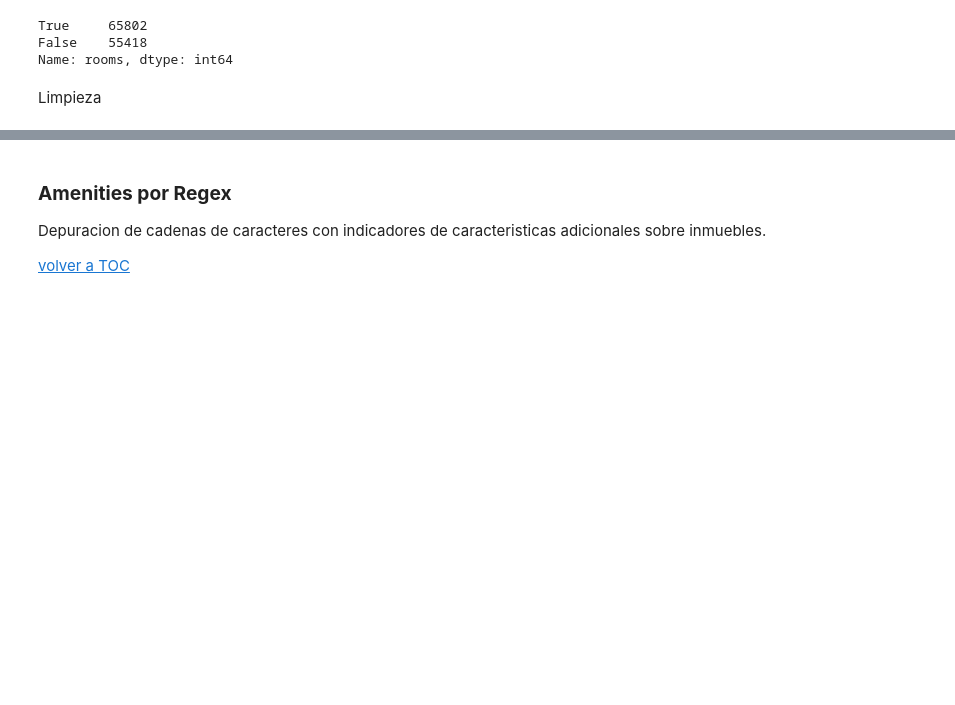
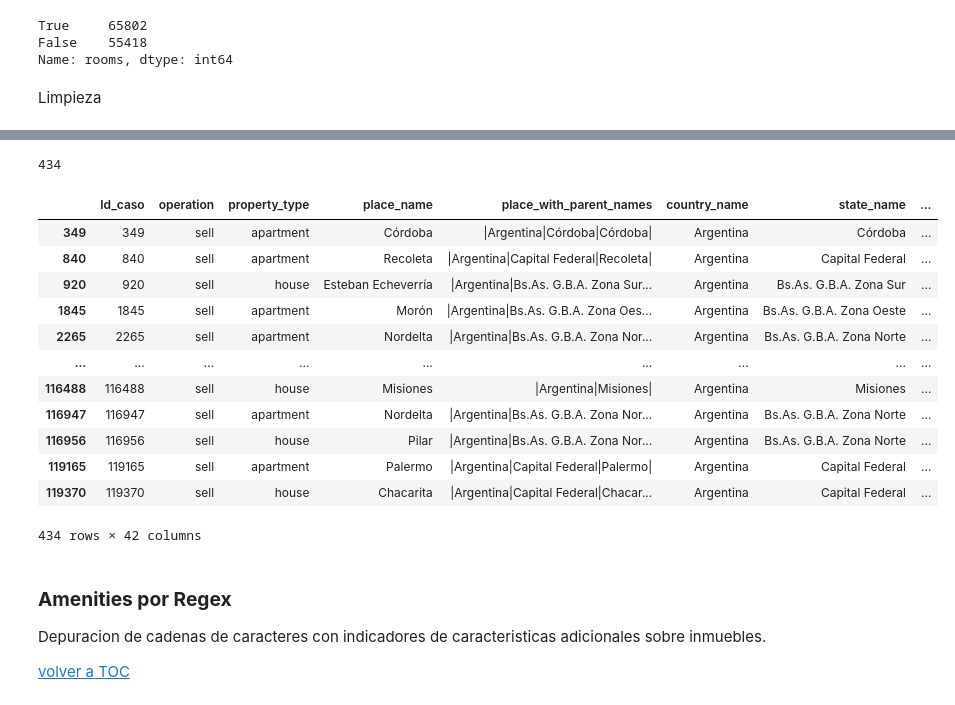
Before and after one commit to mauriciomem/DH_DS_desafio_1_propierati, a Jupyter notebook: final/properati_g2.ipynb, the cells around one changed output, grey strips where cells are left out. Cells and saved outputs as stored; diff of their text form; code cells hidden in the pictures; blank space fills up the shorter version.

```diff
--- a/final/properati_g2.ipynb
+++ b/final/properati_g2.ipynb
@@ -1550,3 +1786,25 @@ data.drop(['rooms_regex_titulo', 'rooms_regex_desc'], axis=1, inplace=True)
+# %%
+# registros a eliminar: inmuebles menores de 10 mt2
+menor_10 = data.surface_covered_in_m2_limpio < 10
+mask10 = data.loc[menor_10,"surface_covered_in_m2_limpio"]
+print(mask10.count())
+data_menor_10 = data.loc[menor_10,:]
+data_menor_10
+# %% [output]
+434
+|  | Id_caso | operation | property_type | place_name | place_with_parent_names | country_name | state_name | ... |
+| 349 | 349 | sell | apartment | Córdoba | |Argentina|Córdoba|Córdoba| | Argentina | Córdoba | ... |
+| 840 | 840 | sell | apartment | Recoleta | |Argentina|Capital Federal|Recoleta| | Argentina | Capital Federal | ... |
+| 920 | 920 | sell | house | Esteban Echeverría | |Argentina|Bs.As. G.B.A. Zona Sur... | Argentina | Bs.As. G.B.A. Zona Sur | ... |
+| 1845 | 1845 | sell | apartment | Morón | |Argentina|Bs.As. G.B.A. Zona Oes... | Argentina | Bs.As. G.B.A. Zona Oeste | ... |
+| 2265 | 2265 | sell | apartment | Nordelta | |Argentina|Bs.As. G.B.A. Zona Nor... | Argentina | Bs.As. G.B.A. Zona Norte | ... |
+| ... | ... | ... | ... | ... | ... | ... | ... | ... |
+| 116488 | 116488 | sell | house | Misiones | |Argentina|Misiones| | Argentina | Misiones | ... |
+| 116947 | 116947 | sell | apartment | Nordelta | |Argentina|Bs.As. G.B.A. Zona Nor... | Argentina | Bs.As. G.B.A. Zona Norte | ... |
+| 116956 | 116956 | sell | house | Pilar | |Argentina|Bs.As. G.B.A. Zona Nor... | Argentina | Bs.As. G.B.A. Zona Norte | ... |
+| 119165 | 119165 | sell | apartment | Palermo | |Argentina|Capital Federal|Palermo| | Argentina | Capital Federal | ... |
+| 119370 | 119370 | sell | house | Chacarita | |Argentina|Capital Federal|Chacar... | Argentina | Capital Federal | ... |
+434 rows × 42 columns
 # %% [markdown]
 <a id="section_regexp_ame"></a>
 ### **Amenities por Regex**
```
Also changed, not shown: parts of 62 cells of this notebook.
